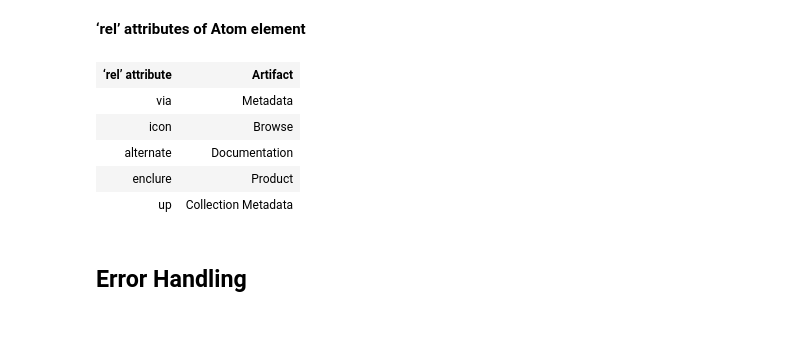
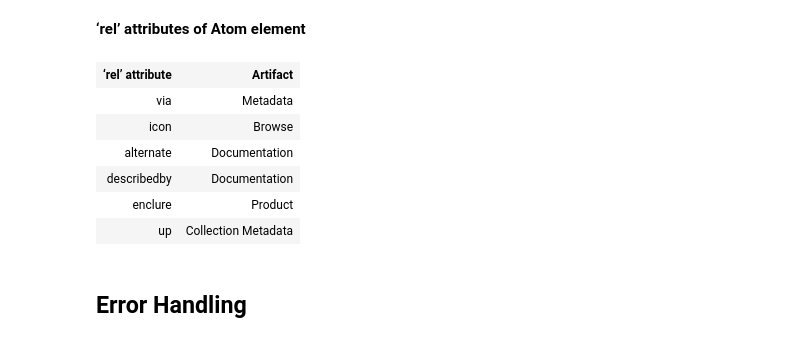
Before and after one commit to Reality2byte/wgiss-cda, a Jupyter notebook: book/opensearch_5_outline.ipynb, the cells around one changed output. Saved outputs shown, nothing was run; the diff lists cells and outputs as text; code cells hidden in the pictures.

```diff
--- a/book/opensearch_5_outline.ipynb
+++ b/book/opensearch_5_outline.ipynb
@@ -706,21 +640,22 @@ e.g. 1989 - 10 - 19T00:00:00.000Z/1989- 10 - 21T23:59:59.000Z</td></tr>
 # %%
 %%html
 
 <table>
 <tr><th>‘rel’ attribute</th><th>Artifact</th></tr>
 
 <tr><td>via</td><td align="left">Metadata</td></tr>
 <tr><td>icon</td><td align="left">Browse</td></tr>
 <tr><td>alternate</td><td align="left">Documentation</td></tr>
-
+<tr><td>describedby</td><td align="left">Documentation</td></tr>
 <tr><td>enclure</td><td align="left">Product</td></tr>
 <tr><td>up</td><td align="left">Collection Metadata</td></tr>
 </table>
 # %% [output]
 | ‘rel’ attribute | Artifact |
 | via | Metadata |
 | icon | Browse |
 | alternate | Documentation |
+| describedby | Documentation |
 | enclure | Product |
 | up | Collection Metadata |
 # %% [markdown]
```
Also changed, not shown: parts of 18 cells of this notebook.
